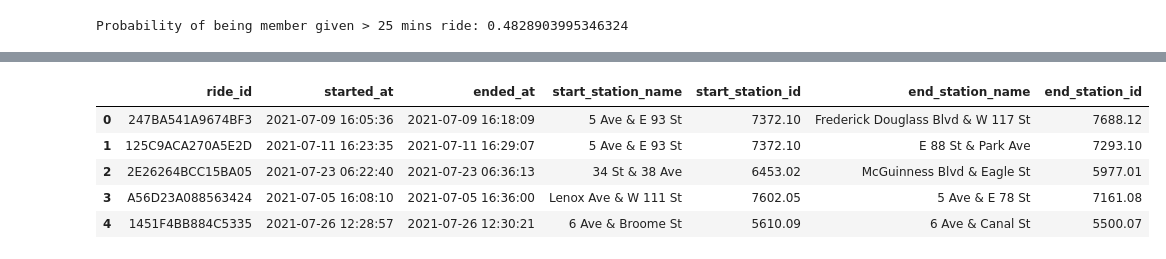
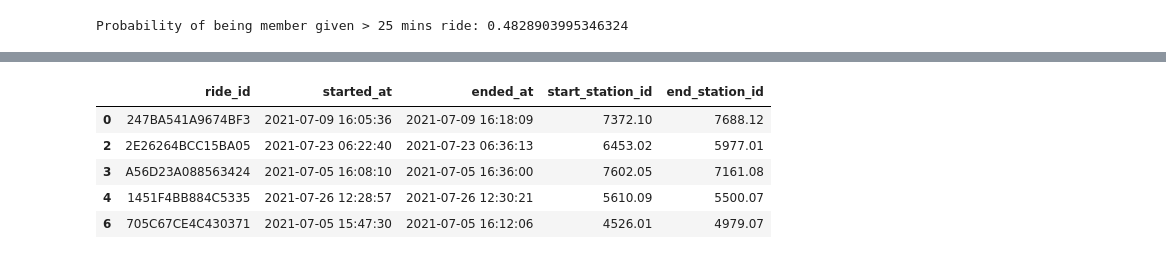
Before and after one commit to ethanglaser/MUU-Final-Project, a Jupyter notebook: warmup.ipynb, the cells around one changed output, grey strips where cells are left out. Drawn from its saved outputs; the diff is of its cells as text; code cells hidden in the pictures.

```diff
--- a/warmup.ipynb
+++ b/warmup.ipynb
@@ -4,5 +7,8 @@ import matplotlib.pyplot as plt
 # %%
 df = pd.read_csv('Data/202107-citibike-tripdata.csv')
+df['start_station_id'] = pd.to_numeric(df['start_station_id'], errors='coerce')
+df['end_station_id'] = pd.to_numeric(df['end_station_id'], errors='coerce')
 df['ended_at'] = pd.to_datetime(df['ended_at'])
 df['started_at'] = pd.to_datetime(df['started_at'])
 df['duration_mins'] = (df['ended_at'] - df['started_at']).dt.seconds.div(60)
+df.dtypes
@@ -38,10 +69,11 @@ Probability of being member given > 25 mins ride: 0.4828903995346324
 # %%
-df_reduced = df[['ride_id', 'started_at', 'ended_at', 'start_station_name', 'start_station_id', 'end_station_name', 'end_station_id']]
+df_reduced = df[['ride_id', 'started_at', 'ended_at', 'start_station_id', 'end_station_id']]
+df_reduced = df_reduced[(df_reduced['started_at'].dt.weekday != 5) & (df_reduced['started_at'].dt.weekday != 6)]
 df_reduced.head()
 # %% [output]
-|  | ride_id | started_at | ended_at | start_station_name | start_station_id | end_station_name | end_station_id |
-| 0 | 247BA541A9674BF3 | 2021-07-09 16:05:36 | 2021-07-09 16:18:09 | 5 Ave & E 93 St | 7372.10 | Frederick Douglass Blvd & W 117 St | 7688.12 |
-| 1 | 125C9ACA270A5E2D | 2021-07-11 16:23:35 | 2021-07-11 16:29:07 | 5 Ave & E 93 St | 7372.10 | E 88 St & Park Ave | 7293.10 |
-| 2 | 2E26264BCC15BA05 | 2021-07-23 06:22:40 | 2021-07-23 06:36:13 | 34 St & 38 Ave | 6453.02 | McGuinness Blvd & Eagle St | 5977.01 |
-| 3 | A56D23A088563424 | 2021-07-05 16:08:10 | 2021-07-05 16:36:00 | Lenox Ave & W 111 St | 7602.05 | 5 Ave & E 78 St | 7161.08 |
-| 4 | 1451F4BB884C5335 | 2021-07-26 12:28:57 | 2021-07-26 12:30:21 | 6 Ave & Broome St | 5610.09 | 6 Ave & Canal St | 5500.07 |
+|  | ride_id | started_at | ended_at | start_station_id | end_station_id |
+| 0 | 247BA541A9674BF3 | 2021-07-09 16:05:36 | 2021-07-09 16:18:09 | 7372.10 | 7688.12 |
+| 2 | 2E26264BCC15BA05 | 2021-07-23 06:22:40 | 2021-07-23 06:36:13 | 6453.02 | 5977.01 |
+| 3 | A56D23A088563424 | 2021-07-05 16:08:10 | 2021-07-05 16:36:00 | 7602.05 | 7161.08 |
+| 4 | 1451F4BB884C5335 | 2021-07-26 12:28:57 | 2021-07-26 12:30:21 | 5610.09 | 5500.07 |
+| 6 | 705C67CE4C430371 | 2021-07-05 15:47:30 | 2021-07-05 16:12:06 | 4526.01 | 4979.07 |
```
Also changed, not shown: parts of 28 cells of this notebook.
